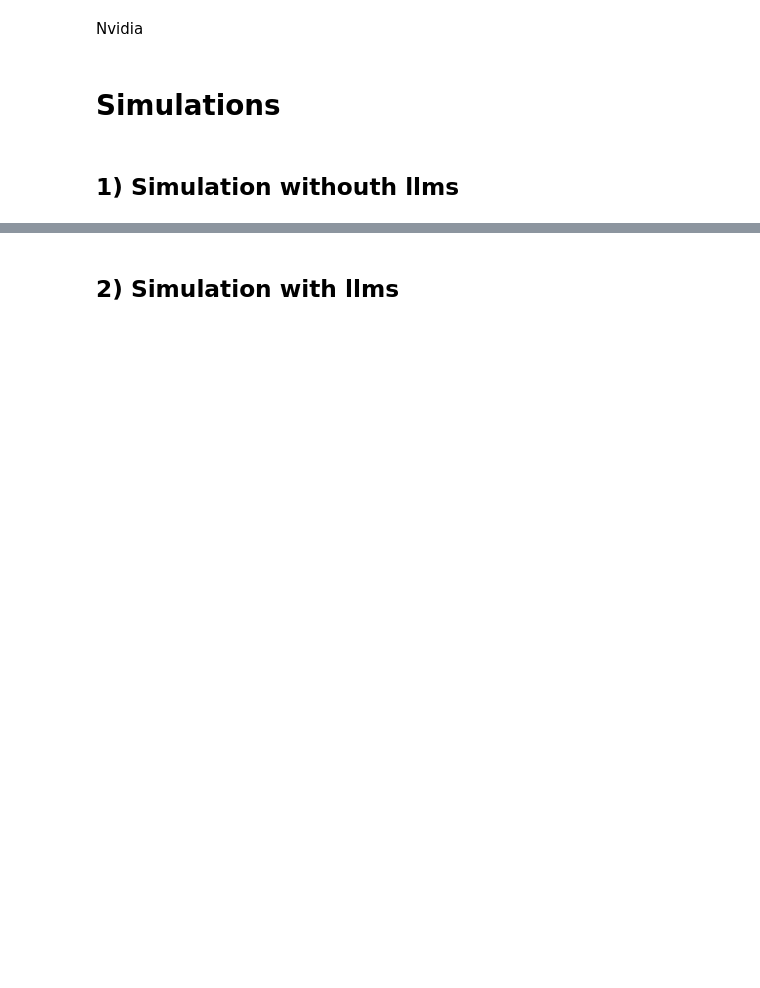
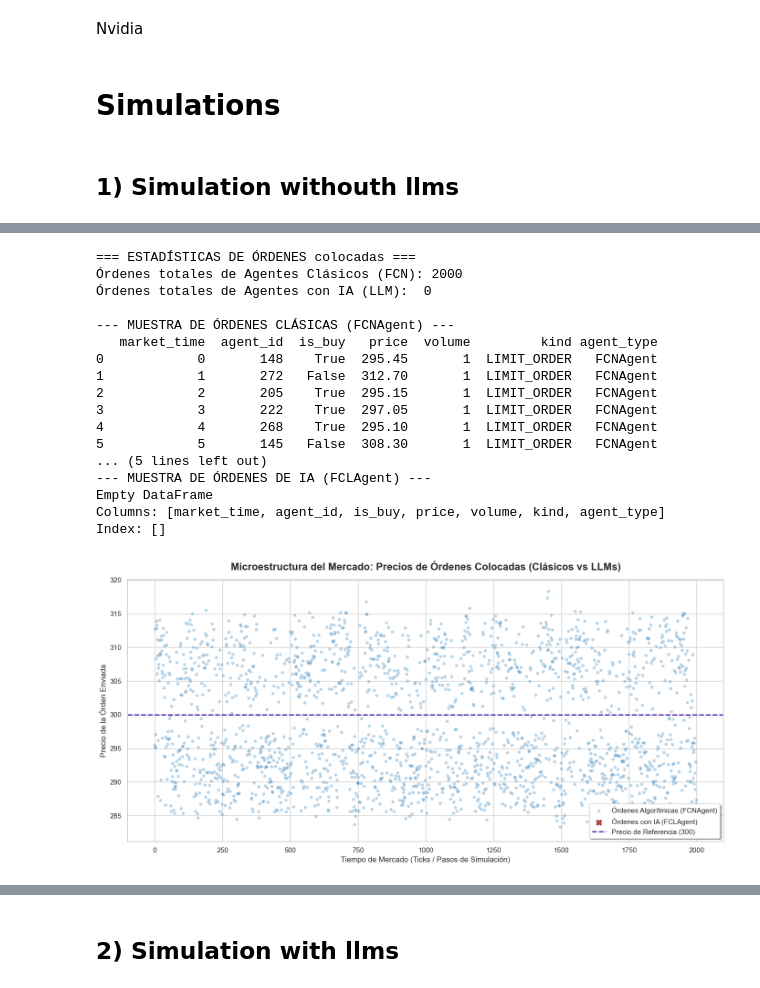
Before and after one commit to AlejoProjects/finance_agentic_simulation, a Jupyter notebook: main.ipynb, the cells around one changed output, grey strips where cells are left out. Saved outputs shown, nothing was run; the diff lists cells and outputs as text; code cells hidden in the pictures; blank space fills up the shorter version.

```diff
--- a/main.ipynb
+++ b/main.ipynb
@@ -95,3 +77,25 @@ Index: []
+# %%
+llm_df,cls_df = su.agents_order_separation(market_runner,market_logger)
+dv.plot_agent_actions_vs_time(cls_df,llm_df,300)
+# %% [output]
+=== ESTADÍSTICAS DE ÓRDENES colocadas ===
+Órdenes totales de Agentes Clásicos (FCN): 2000
+Órdenes totales de Agentes con IA (LLM):  0
+
+--- MUESTRA DE ÓRDENES CLÁSICAS (FCNAgent) ---
+   market_time  agent_id  is_buy   price  volume         kind agent_type
+0            0       148    True  295.45       1  LIMIT_ORDER   FCNAgent
+1            1       272   False  312.70       1  LIMIT_ORDER   FCNAgent
+2            2       205    True  295.15       1  LIMIT_ORDER   FCNAgent
+3            3       222    True  297.05       1  LIMIT_ORDER   FCNAgent
+4            4       268    True  295.10       1  LIMIT_ORDER   FCNAgent
+5            5       145   False  308.30       1  LIMIT_ORDER   FCNAgent
+... (5 lines left out)
+--- MUESTRA DE ÓRDENES DE IA (FCLAgent) ---
+Empty DataFrame
+Columns: [market_time, agent_id, is_buy, price, volume, kind, agent_type]
+Index: []
+[figure, added]
 # %%
 from utils import data_visualization as dv
 r_path = "./results/no_llms_base_results_fcn.csv"
```
Also changed, not shown: parts of 10 cells of this notebook.
